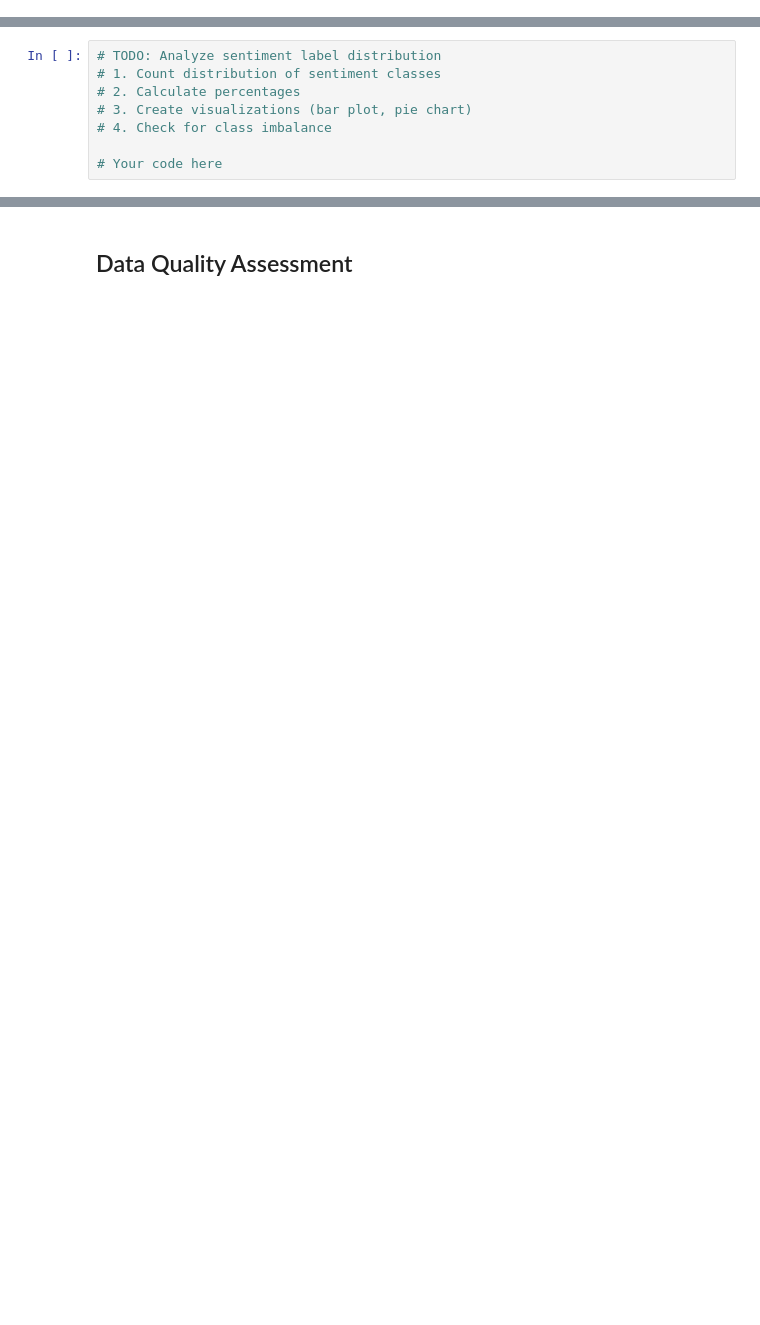
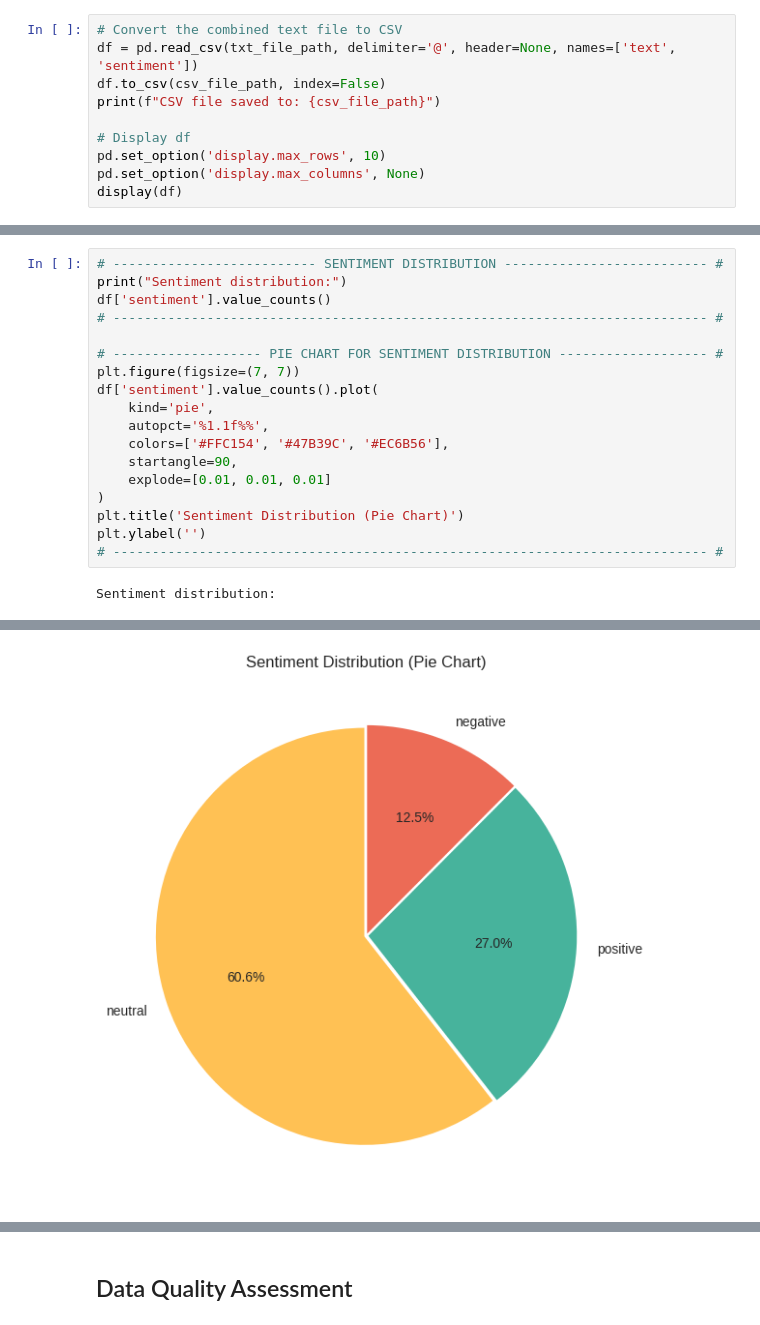
Before and after one commit to starbachi/FinSent, a Jupyter notebook: notebooks/01_data_exploration.ipynb, the cells around one changed output, grey strips where cells are left out. Cells and saved outputs as stored; diff of their text form; blank space fills up the shorter version.

```diff
--- a/notebooks/01_data_exploration.ipynb
+++ b/notebooks/01_data_exploration.ipynb
@@ -48,0 +49,10 @@ plt.style.use('seaborn-v0_8')
+# %%
+# Convert the combined text file to CSV
+df = pd.read_csv(txt_file_path, delimiter='@', header=None, names=['text', 'sentiment'])
+df.to_csv(csv_file_path, index=False)
+print(f"CSV file saved to: {csv_file_path}")
+
+# Display df
+pd.set_option('display.max_rows', 10)
+pd.set_option('display.max_columns', None)
+display(df)
@@ -61,8 +101,20 @@ plt.style.use('seaborn-v0_8')
 # %%
-# TODO: Analyze sentiment label distribution
-# 1. Count distribution of sentiment classes
-# 2. Calculate percentages
-# 3. Create visualizations (bar plot, pie chart)
-# 4. Check for class imbalance
+# -------------------------- SENTIMENT DISTRIBUTION -------------------------- #
+print("Sentiment distribution:")
+df['sentiment'].value_counts()
+# ---------------------------------------------------------------------------- #
 
-# Your code here
+# ------------------- PIE CHART FOR SENTIMENT DISTRIBUTION ------------------- #
+plt.figure(figsize=(7, 7))
+df['sentiment'].value_counts().plot(
+    kind='pie',
+    autopct='%1.1f%%',
+    colors=['#FFC154', '#47B39C', '#EC6B56'],
+    startangle=90,
+    explode=[0.01, 0.01, 0.01]
+)
+plt.title('Sentiment Distribution (Pie Chart)')
+plt.ylabel('')
+# ---------------------------------------------------------------------------- #
+# %% [output]
+Sentiment distribution:
@@ -69 +126,2 @@ plt.style.use('seaborn-v0_8')
+[figure, added]
 # %% [markdown]
```
Also changed, not shown: parts of 26 cells of this notebook, 1 other file.
